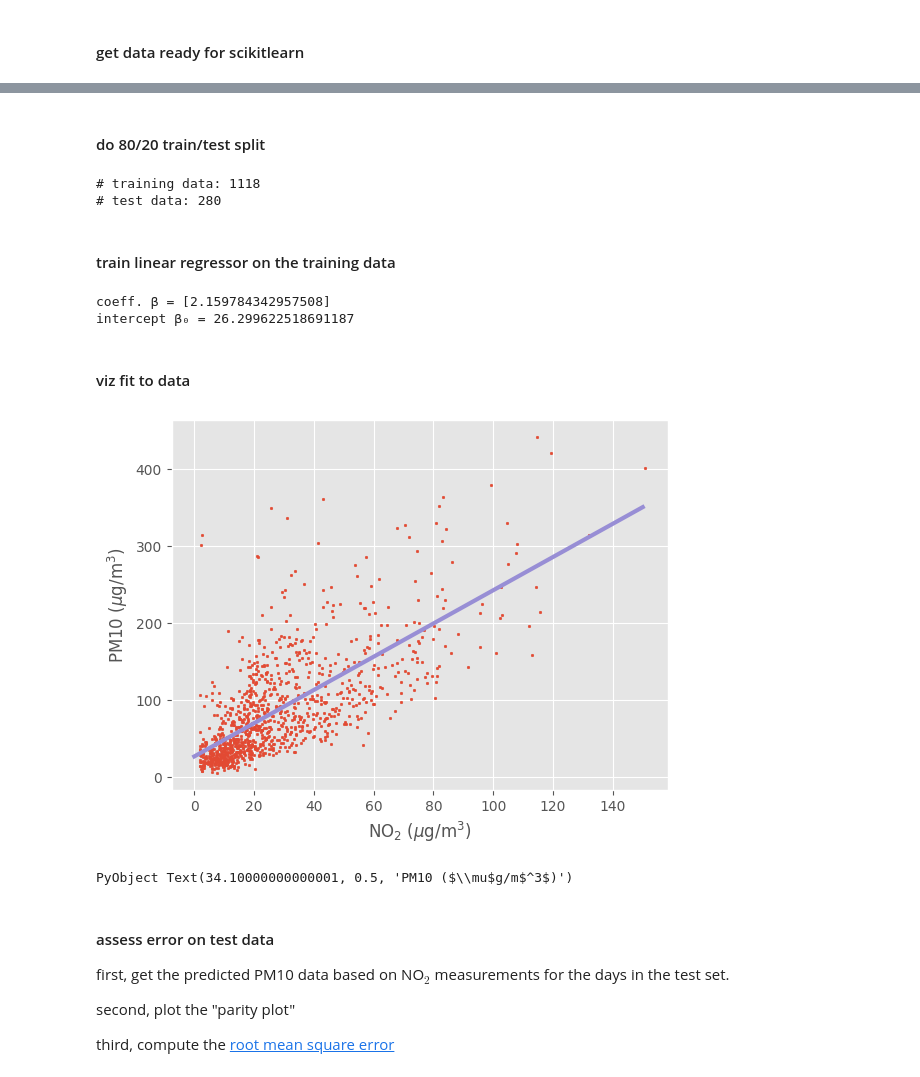
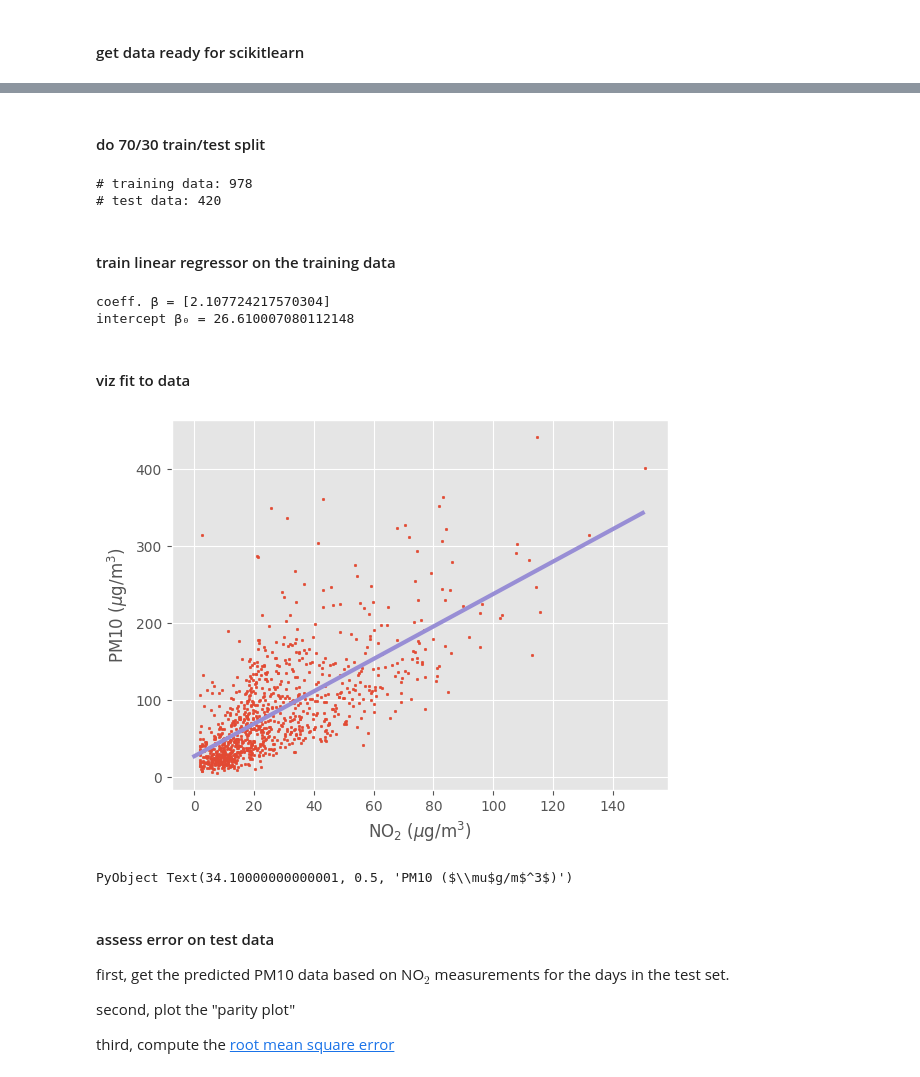
Before and after one commit to SimonEnsemble/data_science_course, a Jupyter notebook: lectures/linear_regression/linear regression.ipynb, the cells around one changed output, grey strips where cells are left out. Cells and saved outputs as stored; diff of their text form; code cells hidden in the pictures.

```diff
--- a/lectures/linear_regression/linear regression.ipynb
+++ b/lectures/linear_regression/linear regression.ipynb
@@ -130,12 +111,12 @@ X
 # %% [markdown]
-#### do 80/20 train/test split
+#### do 70/30 train/test split
 # %%
-X_train, X_test, y_train, y_test = train_test_split(X, y, test_size=0.20, shuffle=true)
+X_train, X_test, y_train, y_test = train_test_split(X, y, test_size=0.30, shuffle=true)
 println("# training data: ",  length(y_train))
 println("# test data: ",  length(y_test))
 # %% [output]
-# training data: 1118
-# test data: 280
+# training data: 978
+# test data: 420
 # %% [markdown]
 #### train linear regressor on the training data
 # %%
@@ -144,22 +125,22 @@ reg.fit(X_train, y_train)
 println("coeff. β = ", reg.coef_)
 println("intercept β₀ = ", reg.intercept_)
 # %% [output]
-coeff. β = [2.159784342957508]
-intercept β₀ = 26.299622518691187
+coeff. β = [2.107724217570304]
+intercept β₀ = 26.610007080112148
 # %% [markdown]
 #### viz fit to data
 # %%
-no2s = range(0.0, stop=150.0, length=150) # since linear regression can do two pts...
+no2s = range(0.0, stop=150.0, length=150) # since this is linear regression, we can use just two pts...
 no2s = reshape(no2s, (150, 1))
-pm10s = reg.predict(no2s)
+pred_pm10s = reg.predict(no2s)
 
 figure()
 scatter(X_train[:, 1], y_train, s=3)
-plot(no2s, pm10s, color="C2", linewidth=3)
+plot(no2s, pred_pm10s, color="C2", linewidth=3)
 xlabel(L"NO$_2$ ($\mu$g/m$^3$)")
 ylabel(L"PM10 ($\mu$g/m$^3$)")
 # %% [output]
-[figure, old version]
+[figure, new version]
 PyObject Text(34.10000000000001, 0.5, 'PM10 ($\\mu$g/m$^3$)')
 # %% [markdown]
 #### assess error on test data
```
Also changed, not shown: parts of 8 cells of this notebook.
